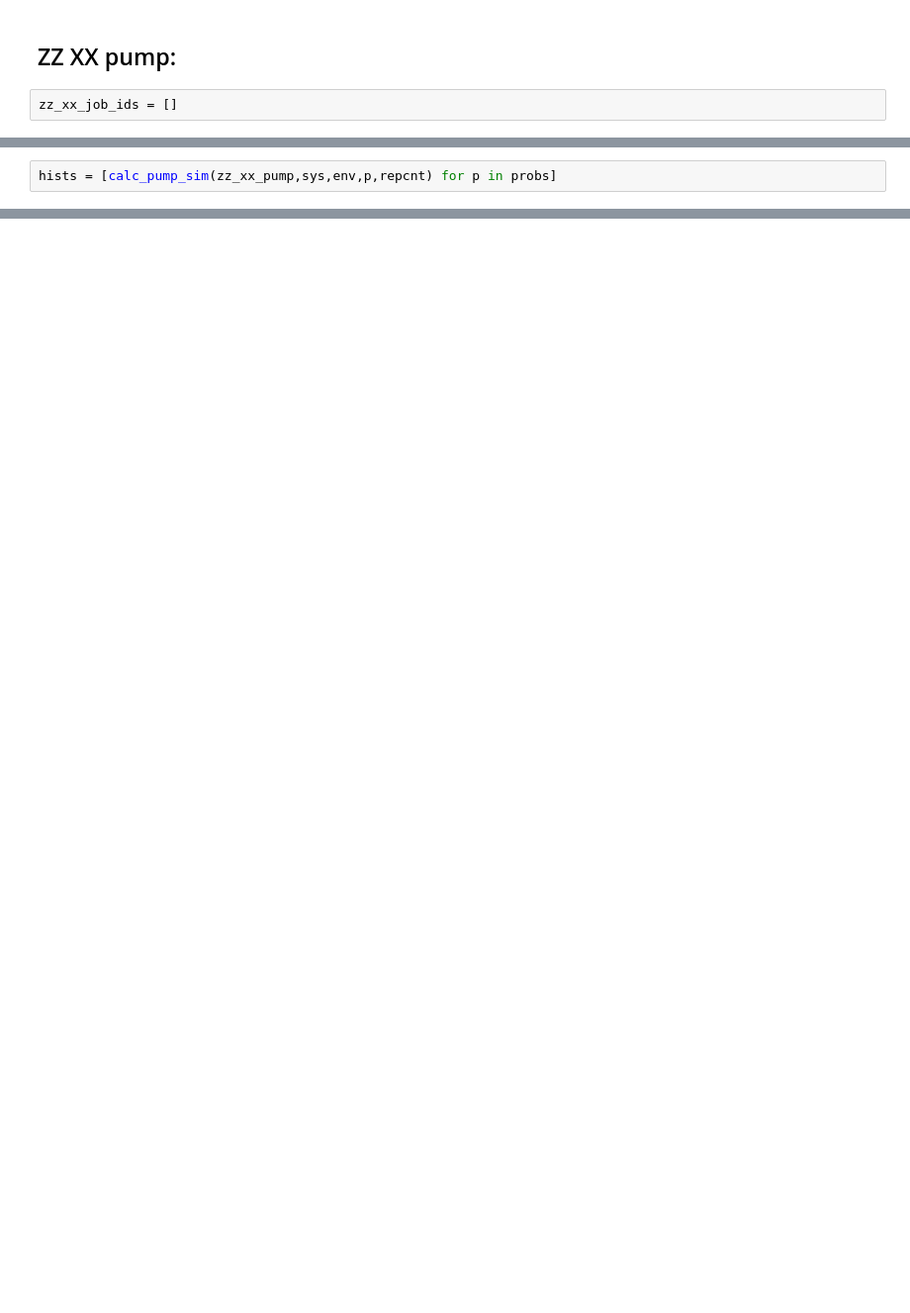
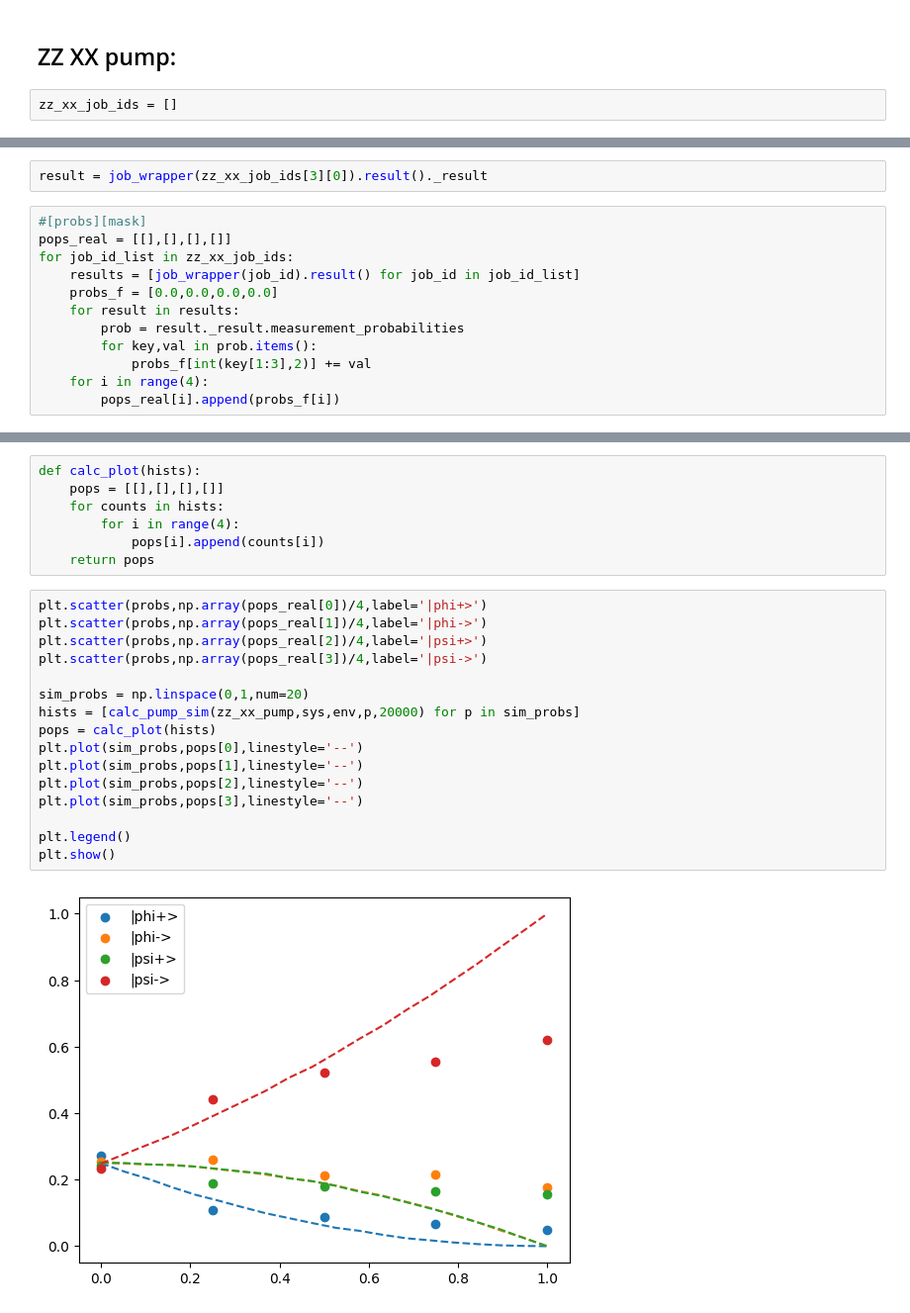
Before and after one commit to JessicaJohnBritto/QOSF_Cohort6, a Jupyter notebook: Results_from_paper/OQC Lucy results/mre_hardware_impl.ipynb, the cells around one changed output, grey strips where cells are left out. Shown at 99% size. Saved outputs shown, nothing was run; the diff lists cells and outputs as text; blank space fills up the shorter version.

Commit message:
zz_xx_pump hardware results
using OQC Lucy. Also, need to add the probability result type from next time...

```diff
--- a/Results_from_paper/OQC Lucy results/mre_hardware_impl.ipynb
+++ b/Results_from_paper/OQC Lucy results/mre_hardware_impl.ipynb
@@ -136,2 +148,0 @@ print(zz_xx_job_ids)
-# %%
-hists = [calc_pump_sim(zz_xx_pump,sys,env,p,repcnt) for p in probs]
@@ -154,0 +149,14 @@ calc_plot(hists)
+# %%
+result = job_wrapper(zz_xx_job_ids[3][0]).result()._result
+# %%
+#[probs][mask]
+pops_real = [[],[],[],[]]
+for job_id_list in zz_xx_job_ids:
+    results = [job_wrapper(job_id).result() for job_id in job_id_list]
+    probs_f = [0.0,0.0,0.0,0.0]
+    for result in results:
+        prob = result._result.measurement_probabilities
+        for key,val in prob.items():
+            probs_f[int(key[1:3],2)] += val
+    for i in range(4):
+        pops_real[i].append(probs_f[i])
@@ -154,0 +165,25 @@ calc_plot(hists)
+# %%
+def calc_plot(hists):
+    pops = [[],[],[],[]]
+    for counts in hists:
+        for i in range(4):
+            pops[i].append(counts[i])
+    return pops
+# %%
+plt.scatter(probs,np.array(pops_real[0])/4,label='|phi+>')
+plt.scatter(probs,np.array(pops_real[1])/4,label='|phi->')
+plt.scatter(probs,np.array(pops_real[2])/4,label='|psi+>')
+plt.scatter(probs,np.array(pops_real[3])/4,label='|psi->')
+
+sim_probs = np.linspace(0,1,num=20)
+hists = [calc_pump_sim(zz_xx_pump,sys,env,p,20000) for p in sim_probs]
+pops = calc_plot(hists)
+plt.plot(sim_probs,pops[0],linestyle='--')
+plt.plot(sim_probs,pops[1],linestyle='--')
+plt.plot(sim_probs,pops[2],linestyle='--')
+plt.plot(sim_probs,pops[3],linestyle='--')
+
+plt.legend()
+plt.show()
+# %% [output]
+[figure, added]
```
Also changed, not shown: parts of 9 cells of this notebook.
